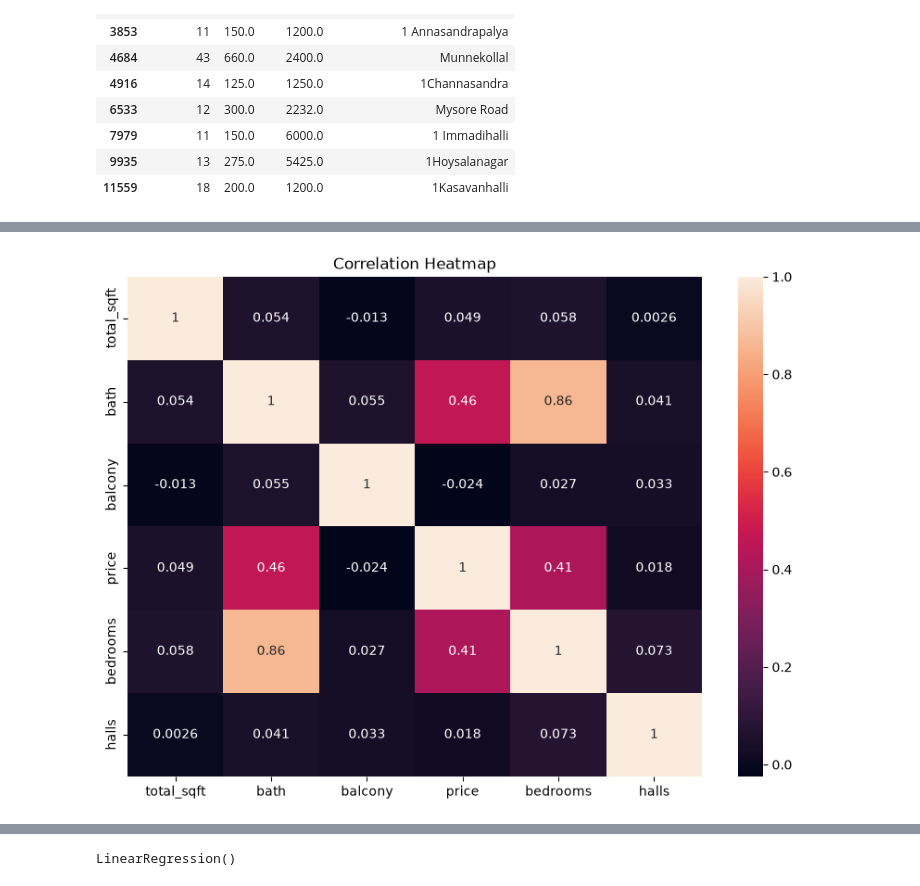
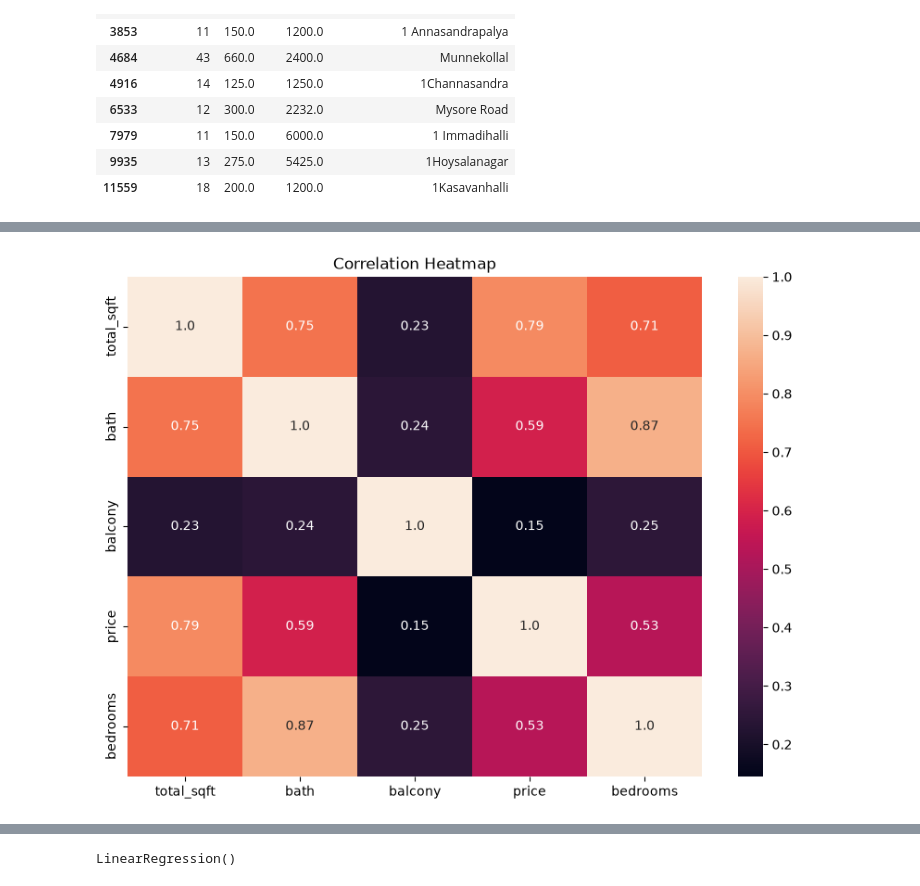
Before and after one commit to aksharasingh-hub/Probation-Project-26, a Jupyter notebook: Akshara-Task-7/task7.ipynb, the cells around one changed output, grey strips where cells are left out. Drawn from its saved outputs; the diff is of its cells as text; code cells hidden in the pictures.

```diff
--- a/Akshara-Task-7/task7.ipynb
+++ b/Akshara-Task-7/task7.ipynb
@@ -358,0 +409,2 @@ Name: count, Length: 2031, dtype: int64
+# %%
+df["availability"] = np.where(df["availability"].str.strip().isin(["Ready To Move", "Immediate Possession"]),"Ready", "Soon")
@@ -411,5 +467,3 @@ sns.scatterplot(data=df,x="total_sqft",y="price")
 plt.show()
 # %% [output]
 [figure]
-# %%
-df[["bedrooms", "halls", "kitchens"]] = df[["bedrooms", "halls", "kitchens"]].astype(int)
@@ -449,5 +539,3 @@ df[df["bedrooms"] > 10][["bedrooms", "price", "total_sqft", "location"]]
 | 7979 | 11 | 150.0 | 6000.0 | 1 Immadihalli |
 | 9935 | 13 | 275.0 | 5425.0 | 1Hoysalanagar |
 | 11559 | 18 | 200.0 | 1200.0 | 1Kasavanhalli |
-# %%
-df = df[df["bedrooms"] <= 10]
@@ -484,0 +542,8 @@ plt.show()
+# %%
+print("Rows before:", len(df))
+sqft_per_bedroom = df["total_sqft"] / df["bedrooms"].clip(lower=1) >= 300
+bath_ok = df["bath"] <= df["bedrooms"] + 2
+sqft_ok = df["total_sqft"] <= 8000
+rate_ok = (df["price"] * 100000 / df["total_sqft"]).between(2000, 25000)
+df = df[sqft_per_bedroom & bath_ok & sqft_ok & rate_ok]
+print("Rows after:", len(df))
@@ -485,7 +560,7 @@ plt.show()
 # %%
 plt.figure(figsize=(10, 7))
-sns.heatmap(df[["total_sqft", "bath", "balcony", "price", "bedrooms", "halls"]].corr(),annot=True)
+sns.heatmap(df[["total_sqft", "bath", "balcony", "price", "bedrooms"]].corr(),annot=True,fmt=".2")
 plt.title("Correlation Heatmap")
 plt.show()
 # %% [output]
-[figure, old version]
+[figure, new version]
```
Also changed, not shown: parts of 58 cells of this notebook.
